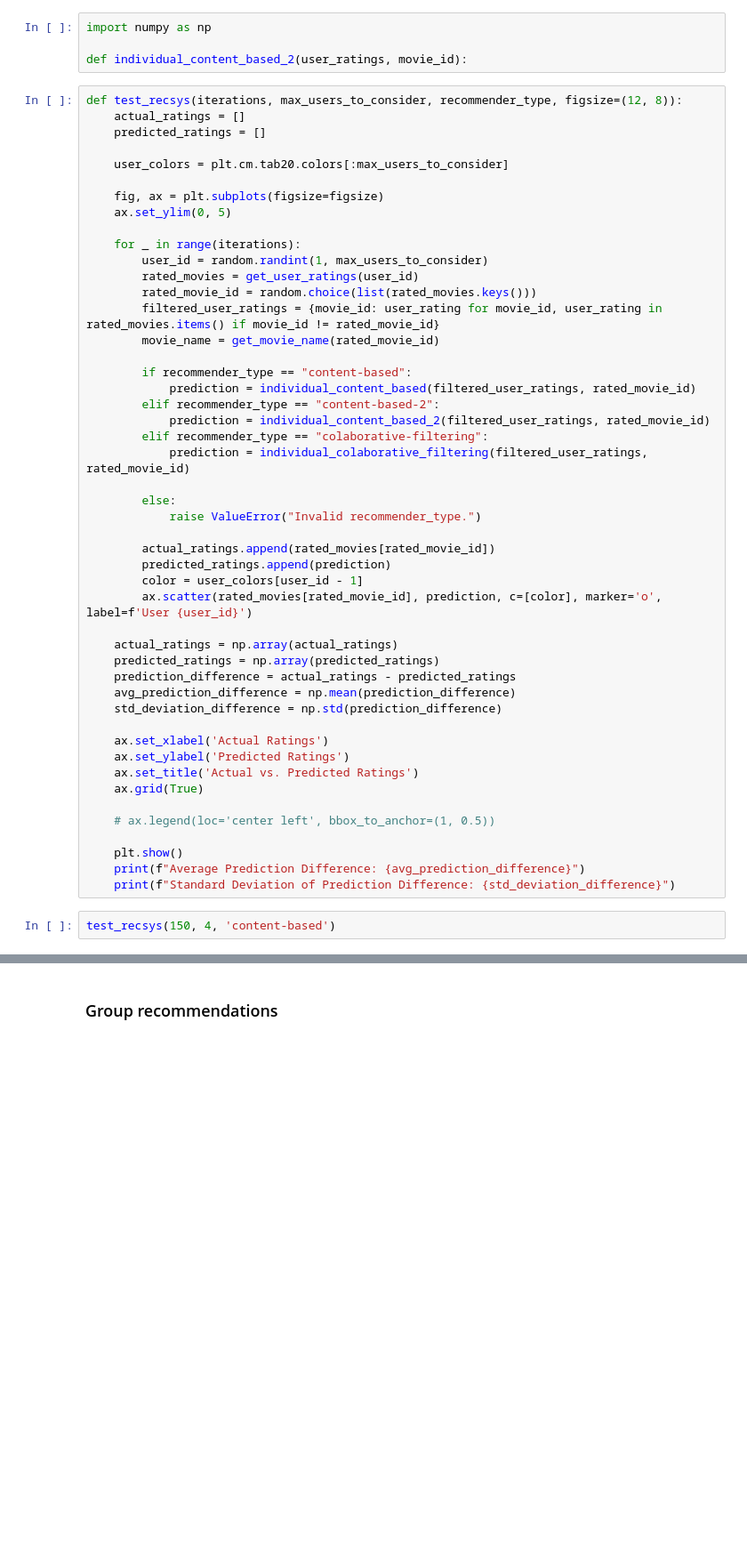
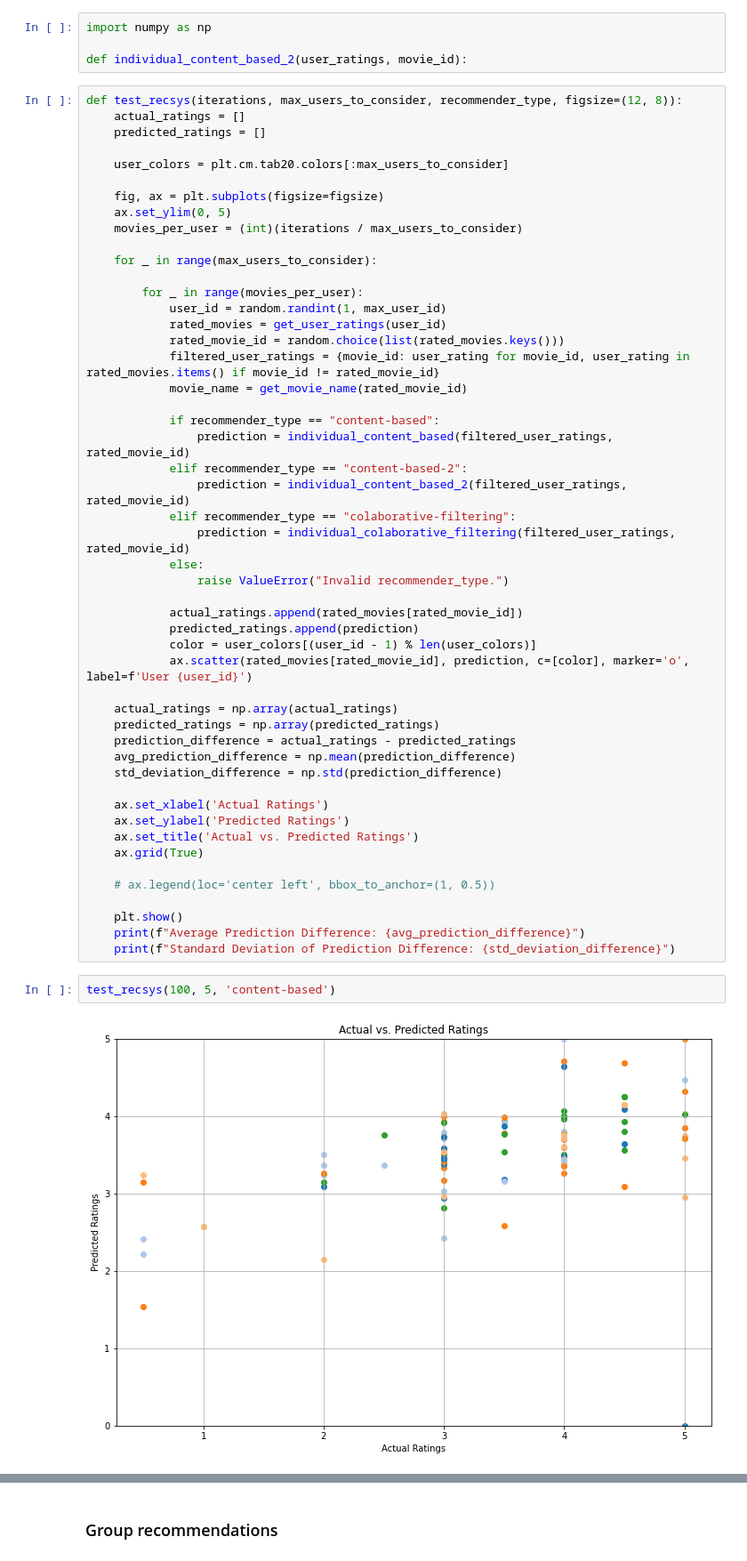
Before and after one commit to Boris0318/RecommenderSystems, a Jupyter notebook: recommender.ipynb, the cells around one changed output, grey strips where cells are left out. Shown at 89% size. Cells and saved outputs as stored; diff of their text form; blank space fills up the shorter version.

```diff
--- a/recommender.ipynb
+++ b/recommender.ipynb
@@ -158,28 +158,30 @@ def test_recsys(iterations, max_users_to_consider, recommender_type, figsize=(12
 
     fig, ax = plt.subplots(figsize=figsize)
     ax.set_ylim(0, 5)
+    movies_per_user = (int)(iterations / max_users_to_consider)
 
-    for _ in range(iterations):
-        user_id = random.randint(1, max_users_to_consider)
-        rated_movies = get_user_ratings(user_id)
-        rated_movie_id = random.choice(list(rated_movies.keys()))
-        filtered_user_ratings = {movie_id: user_rating for movie_id, user_rating in rated_movies.items() if movie_id != rated_movie_id}
-        movie_name = get_movie_name(rated_movie_id)
+    for _ in range(max_users_to_consider):
 
-        if recommender_type == "content-based":
-            prediction = individual_content_based(filtered_user_ratings, rated_movie_id)
-        elif recommender_type == "content-based-2":
-            prediction = individual_content_based_2(filtered_user_ratings, rated_movie_id)
-        elif recommender_type == "colaborative-filtering":
-            prediction = individual_colaborative_filtering(filtered_user_ratings, rated_movie_id)
+        for _ in range(movies_per_user):
+            user_id = random.randint(1, max_user_id)
+            rated_movies = get_user_ratings(user_id)
+            rated_movie_id = random.choice(list(rated_movies.keys()))
+            filtered_user_ratings = {movie_id: user_rating for movie_id, user_rating in rated_movies.items() if movie_id != rated_movie_id}
+            movie_name = get_movie_name(rated_movie_id)
 
-        else:
-            raise ValueError("Invalid recommender_type.")
+            if recommender_type == "content-based":
+                prediction = individual_content_based(filtered_user_ratings, rated_movie_id)
+            elif recommender_type == "content-based-2":
+                prediction = individual_content_based_2(filtered_user_ratings, rated_movie_id)
+            elif recommender_type == "colaborative-filtering":
+                prediction = individual_colaborative_filtering(filtered_user_ratings, rated_movie_id)
+            else:
+                raise ValueError("Invalid recommender_type.")
 
-        actual_ratings.append(rated_movies[rated_movie_id])
-        predicted_ratings.append(prediction)
-        color = user_colors[user_id - 1]
-        ax.scatter(rated_movies[rated_movie_id], prediction, c=[color], marker='o', label=f'User {user_id}')
+            actual_ratings.append(rated_movies[rated_movie_id])
+            predicted_ratings.append(prediction)
+            color = user_colors[(user_id - 1) % len(user_colors)]
+            ax.scatter(rated_movies[rated_movie_id], prediction, c=[color], marker='o', label=f'User {user_id}')
 
     actual_ratings = np.array(actual_ratings)
     predicted_ratings = np.array(predicted_ratings)
@@ -198,4 +200,6 @@ def test_recsys(iterations, max_users_to_consider, recommender_type, figsize=(12
     print(f"Average Prediction Difference: {avg_prediction_difference}")
     print(f"Standard Deviation of Prediction Difference: {std_deviation_difference}")
 # %%
-test_recsys(150, 4, 'content-based')
+test_recsys(100, 5, 'content-based')
+# %% [output]
+[figure, added]
```
Also changed, not shown: parts of 1 cell of this notebook.
